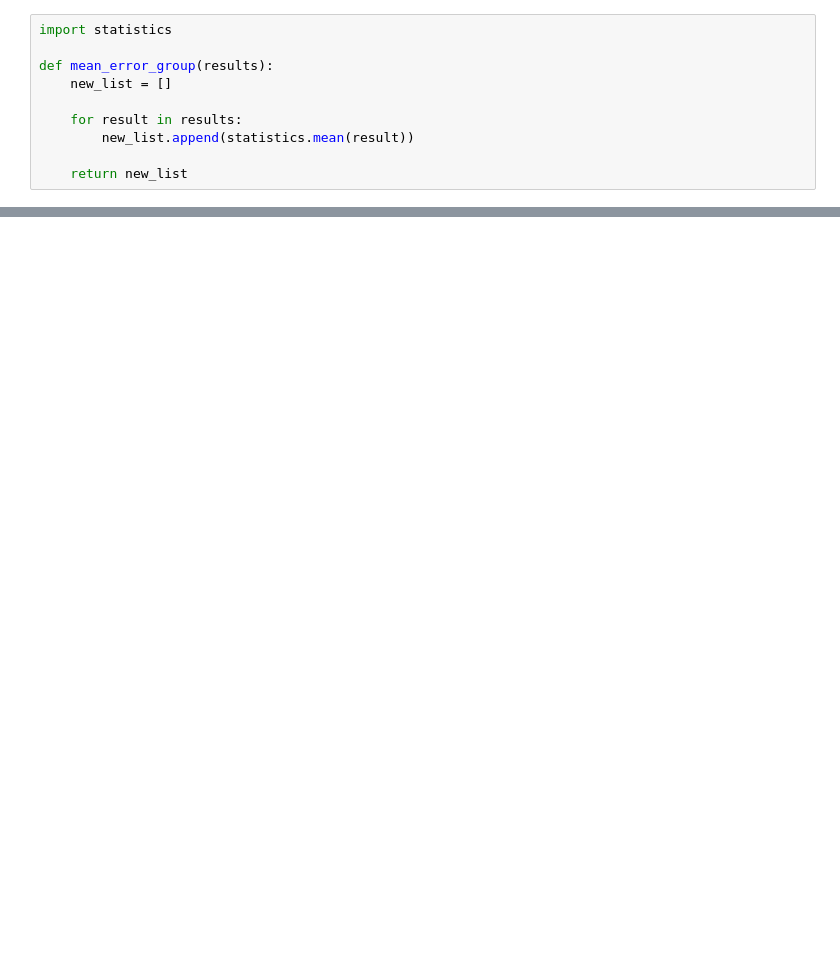
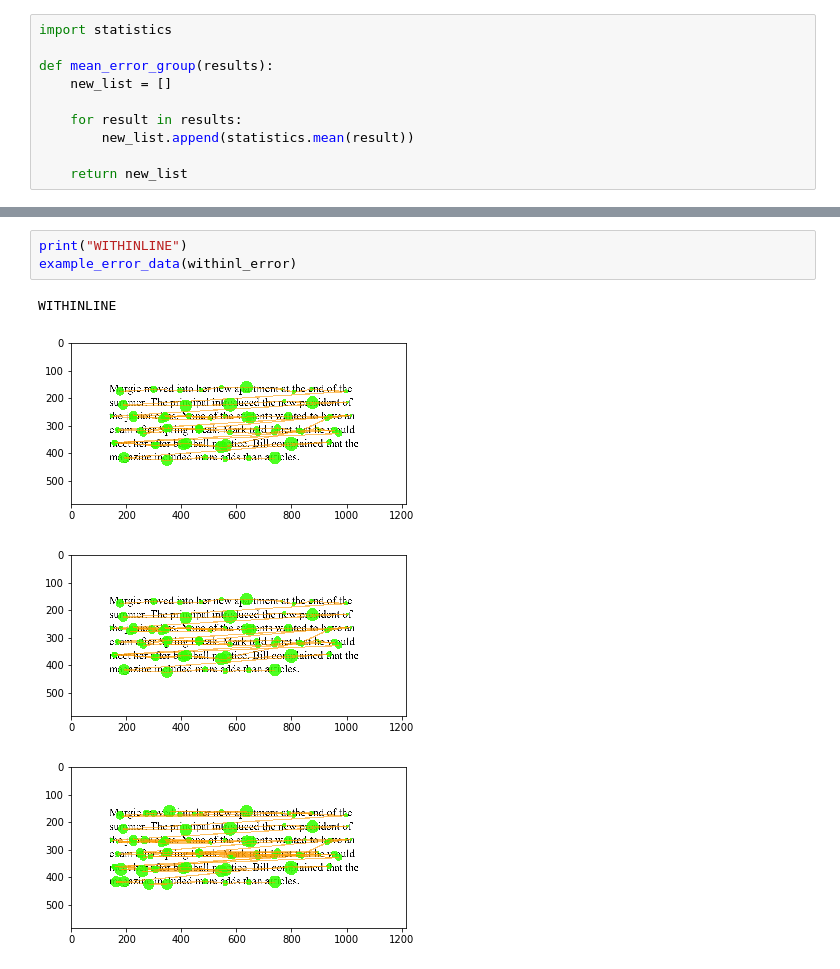
Before and after one commit to enjoythecode/CS421-project1, a Jupyter notebook: 2-Simulate-correction-on-synthetic-dataset-noise.ipynb, the cells around one changed output, grey strips where cells are left out. Saved outputs shown, nothing was run; the diff lists cells and outputs as text; blank space fills up the shorter version.

```diff
--- a/2-Simulate-correction-on-synthetic-dataset-noise.ipynb
+++ b/2-Simulate-correction-on-synthetic-dataset-noise.ipynb
@@ -324,0 +250,8 @@ pool_results
+# %%
+print("WITHINLINE")
+example_error_data(withinl_error)
+# %% [output]
+WITHINLINE
+[figure, added]
+[figure, added]
+[figure, added]
```
Also changed, not shown: parts of 27 cells of this notebook, 1 other file.
